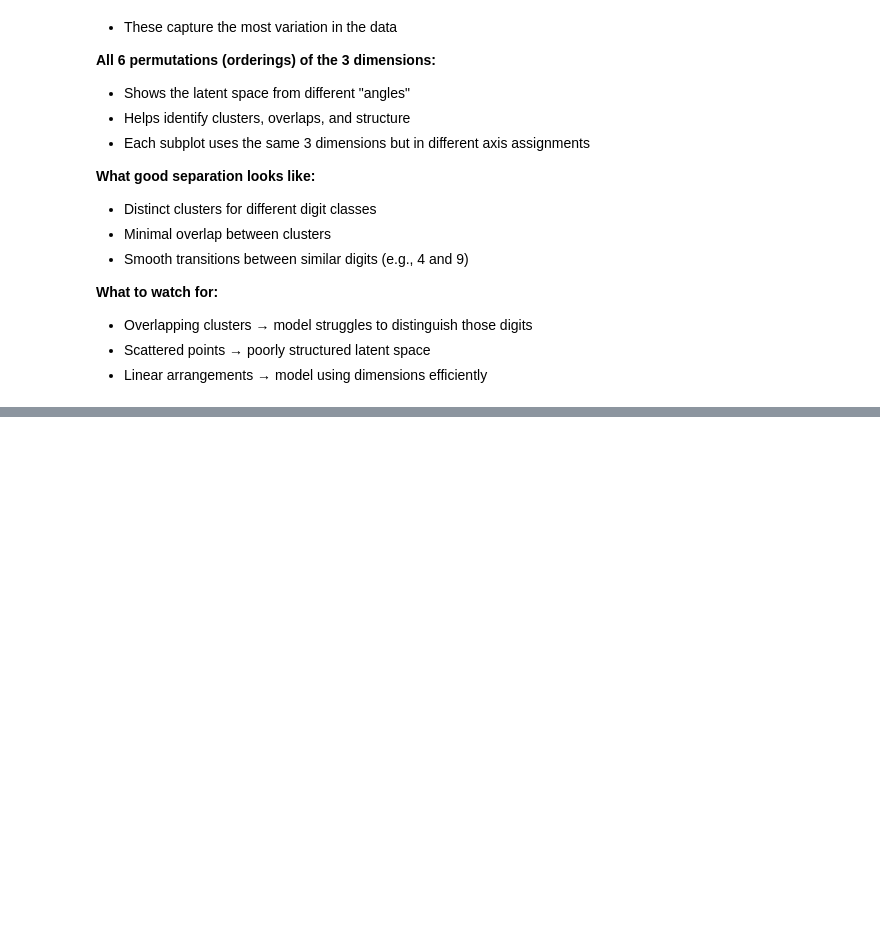
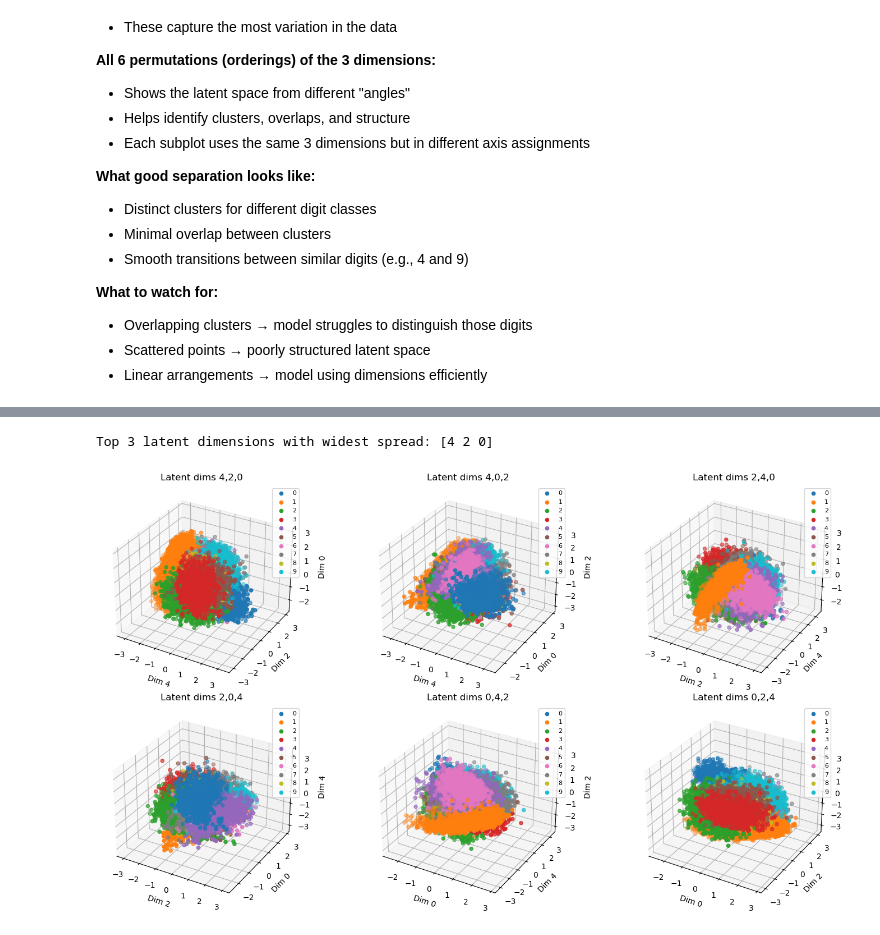
Before and after one commit to AlexandraCiotau/AGQ-computing-2026-HW, a Jupyter notebook: Week 3/CNN_VAE_Questions.ipynb, the cells around one changed output, grey strips where cells are left out. Cells and saved outputs as stored; diff of their text form; code cells hidden in the pictures; blank space fills up the shorter version.

```diff
--- a/Week 3/CNN_VAE_Questions.ipynb
+++ b/Week 3/CNN_VAE_Questions.ipynb
@@ -1112,9 +1128,9 @@ print(f"Model saved to {model_path}")
 # %%
 # Generate New Images
 num_images = 8
-
+latent_dim=16
 # Sample random latent vectors from standard normal distribution
-rand_mu = torch.randn(num_images,latent_dim=16)
-rand_log = torch.randn( num_images,latent_dim=16)
+rand_mu = torch.randn(num_images,latent_dim)
+rand_log = torch.randn( num_images,latent_dim)
 
 latent_vectors = VAE.reparameterize(rand_mu, rand_log)
@@ -1126,7 +1140,7 @@ SyntaxError: incomplete input (2390307253.py, line 8)
 # Use the decoder to generate images
 with torch.no_grad():
     latent_vectors = latent_vectors.to(device)
-    generated_images = VAE.decoder(latent_vectors)
+    generated_images = vae.decoder(latent_vectors)
     generated_images = generated_images.view(-1, 28, 28)  # Reshape to (28x28)
     generated_images = generated_images.detach().cpu().numpy()
 # %% [markdown]
@@ -1382,25 +1470,31 @@ print("Labels Shape:", labels.shape)
 # %%
-variances = ## FINISH_ME ##
-top3_dims = ## FINISH_ME ##  # Indices of the 3 largest variances
+variances = latent_vectors.var(axis=0)
+top3_dims =np.argsort(variances)[-3:][::-1]
 
 print("Top 3 latent dimensions with widest spread:", top3_dims)
 
 # Plot all ordered 3-axis permutations (6 views)
 perms = list(permutations(top3_dims, 3))  # 6 permutations
 
 cols = 3
 rows = (len(perms) + cols - 1) // cols
 fig = plt.figure(figsize=(cols * 5, rows * 4))
 
 for i, (d0, d1, d2) in enumerate(perms):
+    ax= fig.add_subplot(rows,cols,i+1,projection='3d')
 
-    # For each permutation, make a 3D scatter plot of the latent vectors.
-    # Make each digit appear in a different color, and add a legend that shows which digits correspond to which colors.
-    # Show all these plots together in a single figure.
+    for no in np.unique(labels):
+        idx = labels ==no
+        ax.scatter(latent_vectors[idx,d0],latent_vectors[idx,d1],latent_vectors[idx,d2],label=str(no))
+    ax.set_xlabel(f'Dim {d0}')
+    ax.set_ylabel(f'Dim {d1}')
+    ax.set_zlabel(f'Dim {d2}')
+    ax.set_title(f'Latent dims {d0},{d1},{d2}')
+    ax.legend(fontsize=8, loc='upper right')
 
-    # We're considering the 3 dimensions which are most spread in the latent-space, so lets look at it from all 6 possible angles
-
-    ## FINISH_ME ##
 
 plt.tight_layout()
 plt.show()
+# %% [output]
+Top 3 latent dimensions with widest spread: [4 2 0]
+[figure, added]
```
Also changed, not shown: parts of 17 cells of this notebook, 3 other files.
